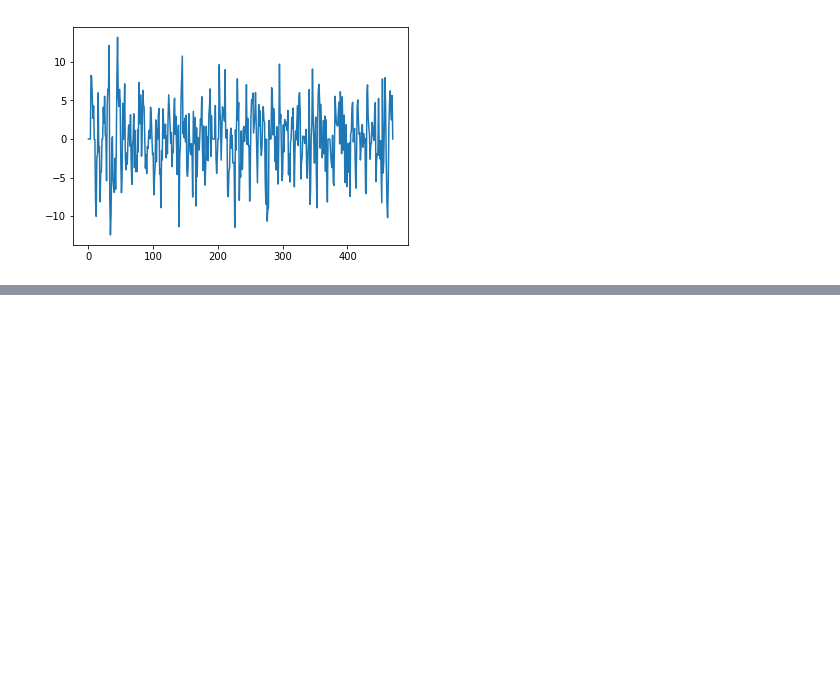
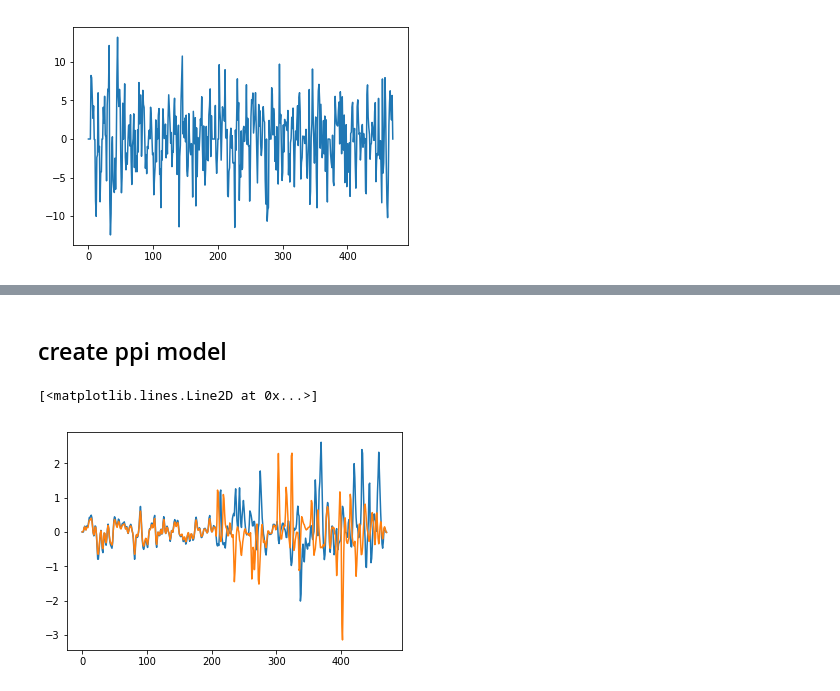
Before and after one commit to jdkent/BetaSeriesRealDataAnalysis, a Jupyter notebook: PPITest/ppi_test.ipynb, the cells around one changed output, grey strips where cells are left out. Cells and saved outputs as stored; diff of their text form; code cells hidden in the pictures; blank space fills up the shorter version.

```diff
--- a/PPITest/ppi_test.ipynb
+++ b/PPITest/ppi_test.ipynb
@@ -339,0 +509,12 @@ plt.plot(ppi_single)
+# %% [markdown]
+## create ppi model
+# %%
+ppis = {tt+"_ppi": create_ppi(test_ts[:, 0], 2, events_df, tt) for tt in ['single', 'repeat', 'switch']}
+ppis['physio'] = test_ts[:, 0]
+# %%
+# plt.plot(ppis['single'])
+plt.plot(ppis['repeat_ppi'])
+plt.plot(ppis['switch_ppi'])
+# %% [output]
+[<matplotlib.lines.Line2D at 0x...>]
+[figure, added]
```
Also changed, not shown: parts of 41 cells of this notebook, 2 other files.
